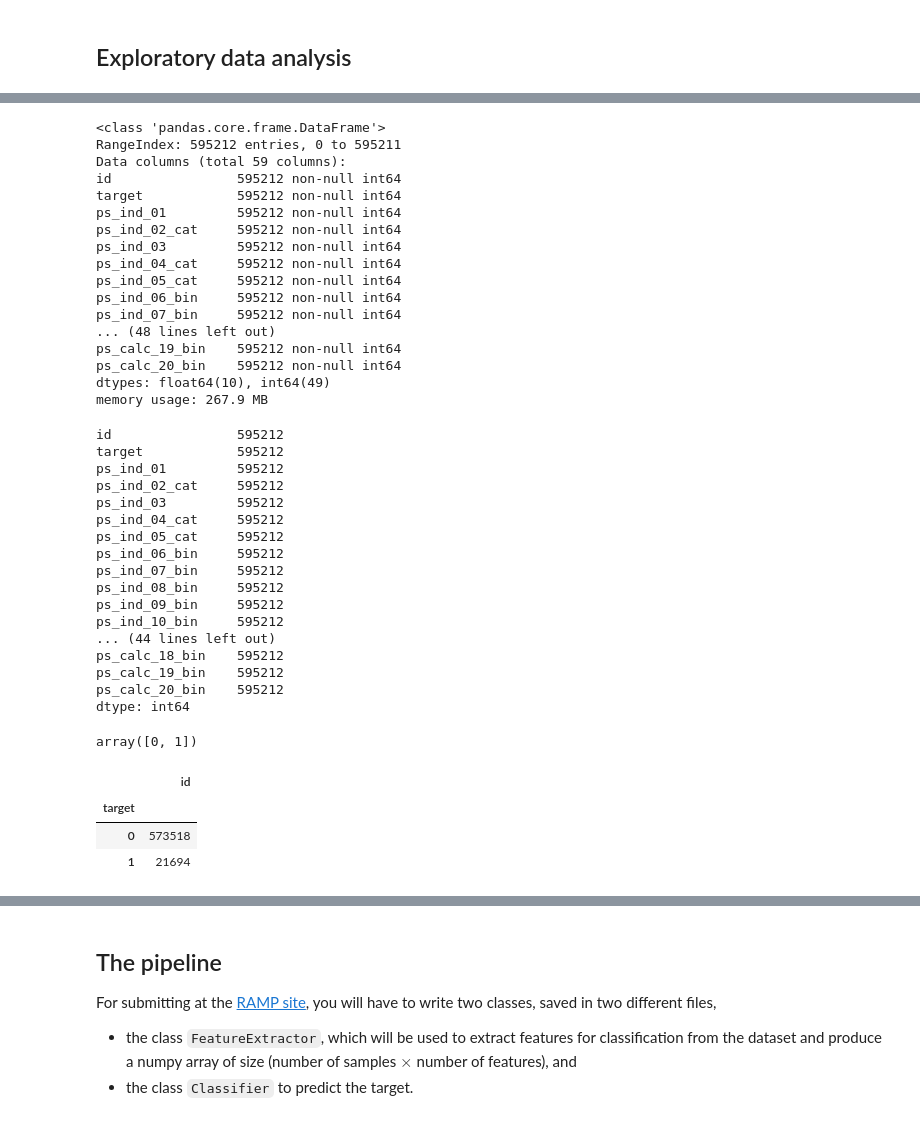
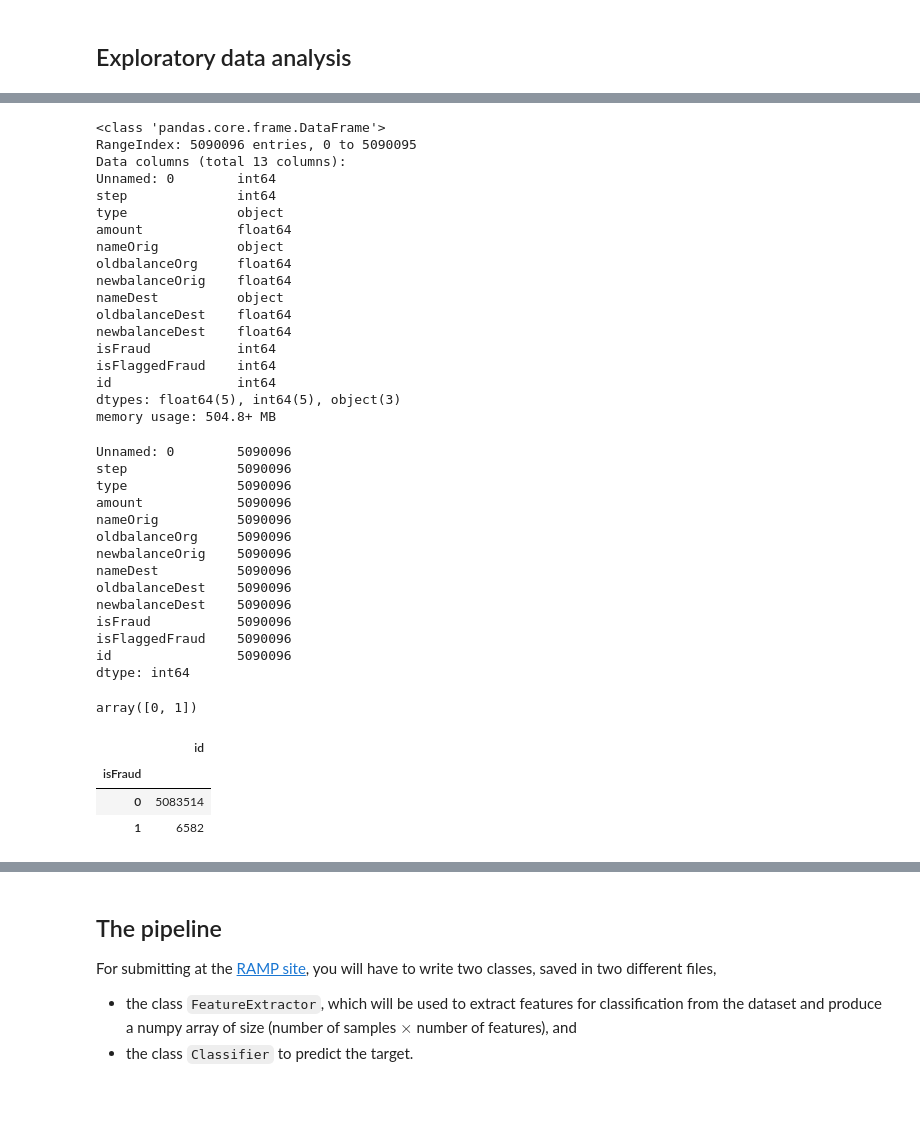
Before and after one commit to WeilanCC/DataCamp, a Jupyter notebook: fraud_detection/fraud_detection_starting_kit.ipynb, the cells around one changed output, grey strips where cells are left out. Drawn from its saved outputs; the diff is of its cells as text; code cells hidden in the pictures.

```diff
--- a/fraud_detection/fraud_detection_starting_kit.ipynb
+++ b/fraud_detection/fraud_detection_starting_kit.ipynb
@@ -35,5 +31,5 @@ train_filename = 'kaggle_data/train.csv'
 # %%
-train_filename = 'kaggle_data/train.csv'
+train_filename = 'original_data/train.csv'
 # %%
 data = pd.read_csv(train_filename)
 # %%
@@ -61,40 +57,38 @@ data.describe()
 data.info()
 # %% [output]
 <class 'pandas.core.frame.DataFrame'>
-RangeIndex: 595212 entries, 0 to 595211
-Data columns (total 59 columns):
-id                595212 non-null int64
-target            595212 non-null int64
-ps_ind_01         595212 non-null int64
-ps_ind_02_cat     595212 non-null int64
-ps_ind_03         595212 non-null int64
-ps_ind_04_cat     595212 non-null int64
-ps_ind_05_cat     595212 non-null int64
-ps_ind_06_bin     595212 non-null int64
-ps_ind_07_bin     595212 non-null int64
-... (48 lines left out)
-ps_calc_19_bin    595212 non-null int64
-ps_calc_20_bin    595212 non-null int64
-dtypes: float64(10), int64(49)
-memory usage: 267.9 MB
+RangeIndex: 5090096 entries, 0 to 5090095
+Data columns (total 13 columns):
+Unnamed: 0        int64
+step              int64
+type              object
+amount            float64
+nameOrig          object
+oldbalanceOrg     float64
+newbalanceOrig    float64
+nameDest          object
+oldbalanceDest    float64
+newbalanceDest    float64
+isFraud           int64
+isFlaggedFraud    int64
+id                int64
+dtypes: float64(5), int64(5), object(3)
+memory usage: 504.8+ MB
 # %%
 data.count()
 # %% [output]
-id                595212
-target            595212
-ps_ind_01         595212
-ps_ind_02_cat     595212
-ps_ind_03         595212
-ps_ind_04_cat     595212
-ps_ind_05_cat     595212
-ps_ind_06_bin     595212
-ps_ind_07_bin     595212
-ps_ind_08_bin     595212
-ps_ind_09_bin     595212
-ps_ind_10_bin     595212
-... (44 lines left out)
-ps_calc_18_bin    595212
-ps_calc_19_bin    595212
-ps_calc_20_bin    595212
+Unnamed: 0        5090096
+step              5090096
+type              5090096
+amount            5090096
+nameOrig          5090096
+oldbalanceOrg     5090096
+newbalanceOrig    5090096
+nameDest          5090096
+oldbalanceDest    5090096
+newbalanceDest    5090096
+isFraud           5090096
+isFlaggedFraud    5090096
+id                5090096
 dtype: int64
 # %%
@@ -102,9 +96,9 @@ np.unique(data['target'])
 # %% [output]
 array([0, 1])
 # %%
-data.groupby('target').count()[['id']]
+data.groupby('isFraud').count()[['id']]
 # %% [output]
 |  | id |
-| target |  |
-| 0 | 573518 |
-| 1 | 21694 |
+| isFraud |  |
+| 0 | 5083514 |
+| 1 | 6582 |
```
Also changed, not shown: parts of 15 cells of this notebook, 3 other files.
